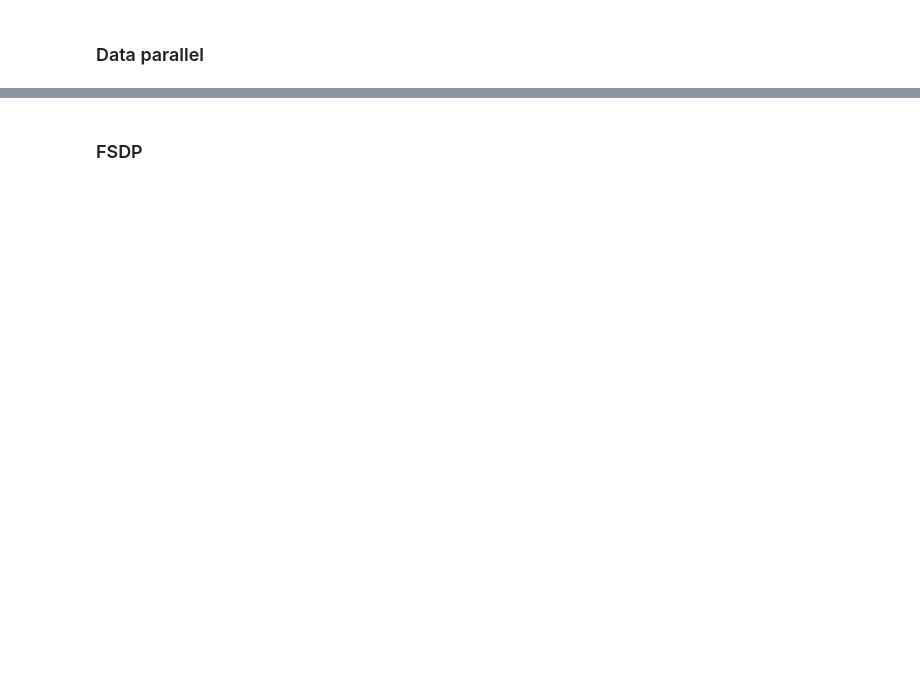
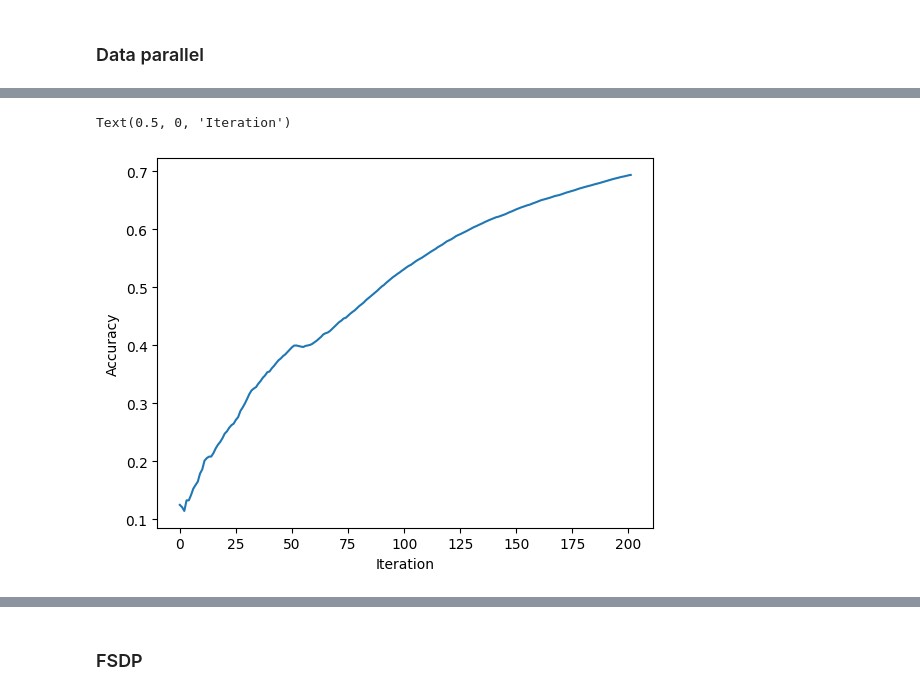
Before and after one commit to rdyro/JAX-and-NNX-Tour, a Jupyter notebook: main.ipynb, the cells around one changed output, grey strips where cells are left out. Drawn from its saved outputs; the diff is of its cells as text; code cells hidden in the pictures; blank space fills up the shorter version.

```diff
--- a/main.ipynb
+++ b/main.ipynb
@@ -474,23 +656,26 @@ def train_step(imgs, y, state, opt_state):
 # %%
 losses = []
 max_it = int(2e2)
 pbar = tqdm(enumerate(dl), total=max_it)
 total, correct = 0, 0
 train_accuracies = []
 for i, (imgs, classes) in pbar:
   loss, pred, state, opt_state = train_step(imgs, classes, state, opt_state)
   losses.append(loss)
   total, correct = total + imgs.shape[0], correct + jnp.sum(jnp.argmax(pred, -1) == classes)
   train_accuracies.append(correct / total)
   pbar.set_description(f"{loss = :.4e}, accuracy {correct / total:%}")
   if i > max_it:
     break
 model = nnx.merge(graphdef, state)  # merge model to insert the optimized state
 
 plt.figure()
 plt.plot(train_accuracies)
-plt.xlabel("Accuracy")
-plt.ylabel("Iteration")
+plt.ylabel("Accuracy")
+plt.xlabel("Iteration")
+# %% [output]
+Text(0.5, 0, 'Iteration')
+[figure, added]
 # %%
 # profile to compare single device vs DP
 
```
Also changed, not shown: parts of 46 cells of this notebook.
